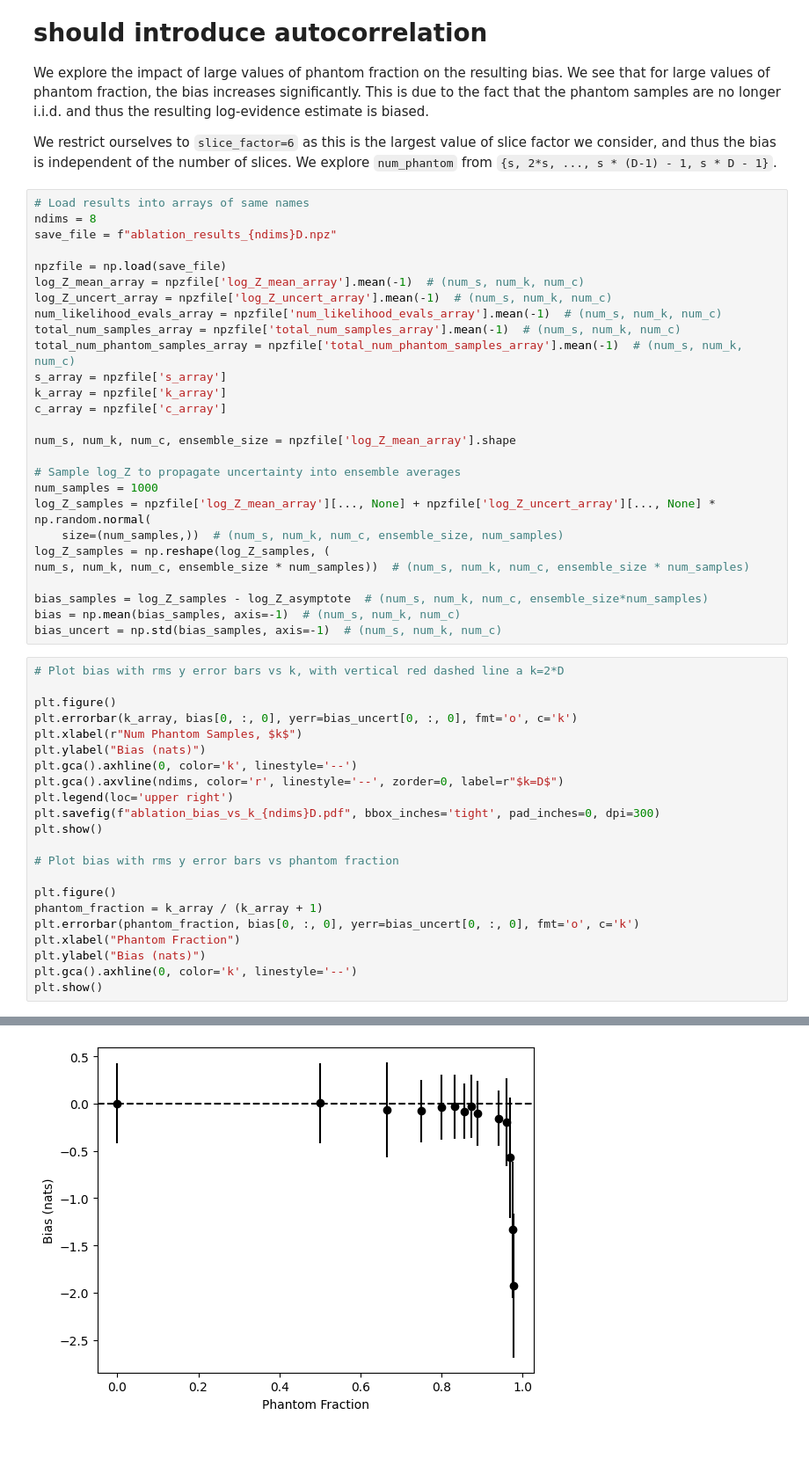
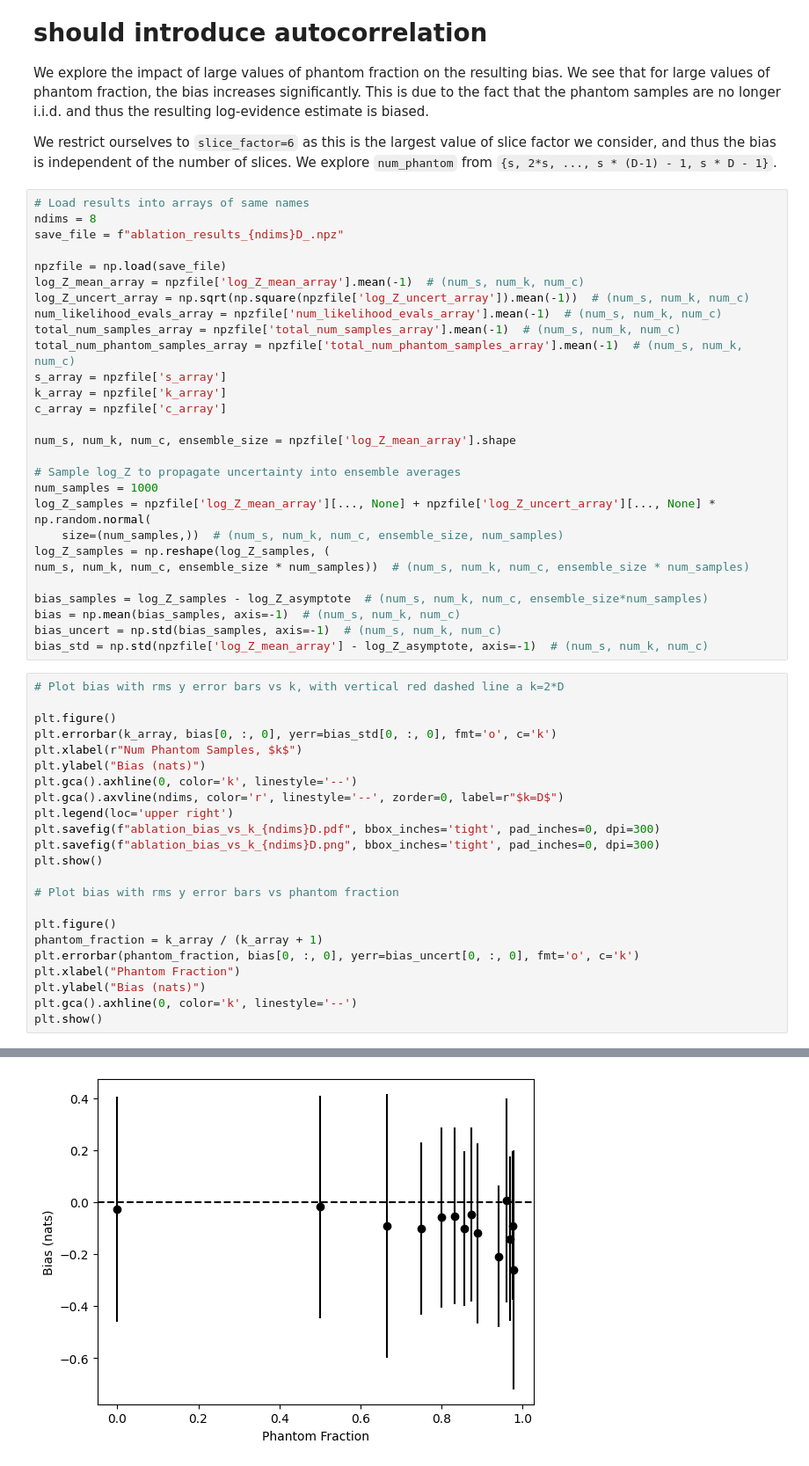
Before and after one commit to Joshuaalbert/jaxns, a Jupyter notebook: docs/papers/phantom-powered-nested-sampling/phantom_bias_tradeoff.ipynb, the cells around one changed output, grey strips where cells are left out. Shown: that part at 88% size. Saved outputs shown, nothing was run; the diff lists cells and outputs as text.

```diff
--- a/docs/papers/phantom-powered-nested-sampling/phantom_bias_tradeoff.ipynb
+++ b/docs/papers/phantom-powered-nested-sampling/phantom_bias_tradeoff.ipynb
@@ -296,11 +350,11 @@ We restrict ourselves to `slice_factor=6` as this is the largest value of slice
 # %%
 # Load results into arrays of same names
 ndims = 8
-save_file = f"ablation_results_{ndims}D.npz"
+save_file = f"ablation_results_{ndims}D_.npz"
 
 npzfile = np.load(save_file)
 log_Z_mean_array = npzfile['log_Z_mean_array'].mean(-1)  # (num_s, num_k, num_c)
-log_Z_uncert_array = npzfile['log_Z_uncert_array'].mean(-1)  # (num_s, num_k, num_c)
+log_Z_uncert_array = np.sqrt(np.square(npzfile['log_Z_uncert_array']).mean(-1))  # (num_s, num_k, num_c)
 num_likelihood_evals_array = npzfile['num_likelihood_evals_array'].mean(-1)  # (num_s, num_k, num_c)
 total_num_samples_array = npzfile['total_num_samples_array'].mean(-1)  # (num_s, num_k, num_c)
 total_num_phantom_samples_array = npzfile['total_num_phantom_samples_array'].mean(-1)  # (num_s, num_k, num_c)
@@ -320,17 +374,19 @@ num_s, num_k, num_c, ensemble_size * num_samples))  # (num_s, num_k, num_c, ense
 bias_samples = log_Z_samples - log_Z_asymptote  # (num_s, num_k, num_c, ensemble_size*num_samples)
 bias = np.mean(bias_samples, axis=-1)  # (num_s, num_k, num_c)
 bias_uncert = np.std(bias_samples, axis=-1)  # (num_s, num_k, num_c)
+bias_std = np.std(npzfile['log_Z_mean_array'] - log_Z_asymptote, axis=-1)  # (num_s, num_k, num_c)
 # %%
 # Plot bias with rms y error bars vs k, with vertical red dashed line a k=2*D
 
 plt.figure()
-plt.errorbar(k_array, bias[0, :, 0], yerr=bias_uncert[0, :, 0], fmt='o', c='k')
+plt.errorbar(k_array, bias[0, :, 0], yerr=bias_std[0, :, 0], fmt='o', c='k')
 plt.xlabel(r"Num Phantom Samples, $k$")
 plt.ylabel("Bias (nats)")
 plt.gca().axhline(0, color='k', linestyle='--')
 plt.gca().axvline(ndims, color='r', linestyle='--', zorder=0, label=r"$k=D$")
 plt.legend(loc='upper right')
 plt.savefig(f"ablation_bias_vs_k_{ndims}D.pdf", bbox_inches='tight', pad_inches=0, dpi=300)
+plt.savefig(f"ablation_bias_vs_k_{ndims}D.png", bbox_inches='tight', pad_inches=0, dpi=300)
 plt.show()
 
 # Plot bias with rms y error bars vs phantom fraction
@@ -347 +403 @@ plt.show()
-[figure, old version]
+[figure, new version]
```
Also changed, not shown: parts of 7 cells of this notebook, 6 other files.
